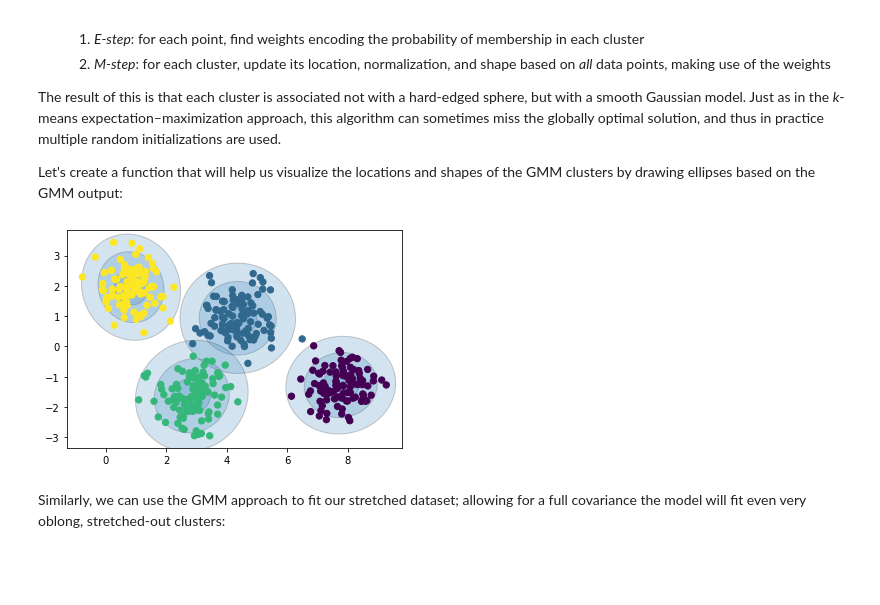
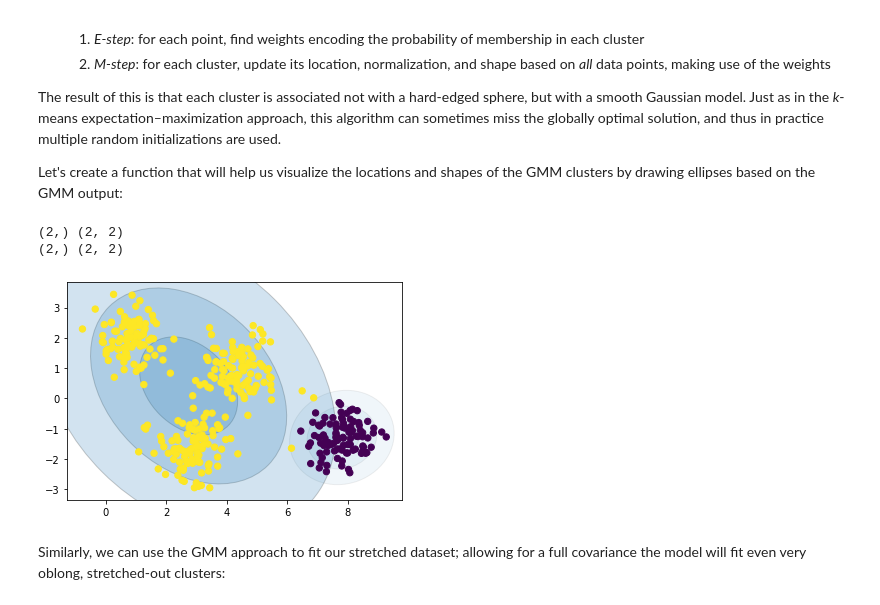
Before and after one commit to MQ-ASTR3110-2021/ASTR3110_Tutorial_Notebooks_2021, a Jupyter notebook: ASTR3110_Tutorial_7_GMMs.ipynb, the cells around one changed output. Drawn from its saved outputs; the diff is of its cells as text; code cells hidden in the pictures; blank space fills up the shorter version.

```diff
--- a/ASTR3110_Tutorial_7_GMMs.ipynb
+++ b/ASTR3110_Tutorial_7_GMMs.ipynb
@@ -165,9 +166,11 @@ def plot_gmm(gmm, X, label=True, ax=None):
         draw_ellipse(pos, covar, alpha=w * w_factor, ec='k')
 # %%
-gmm = GMM(n_components=4, random_state=42)
+gmm = GMM(n_components=2, random_state=42)
 plot_gmm(gmm, data)
 # %% [output]
+(2,) (2, 2)
+(2,) (2, 2)
-[figure, old version]
+[figure, new version]
 # %% [markdown]
 Similarly, we can use the GMM approach to fit our stretched dataset; allowing for a full covariance the model will fit even very oblong, stretched-out clusters:
 # %%
```
Also changed, not shown: parts of 5 cells of this notebook, 2 other files.
